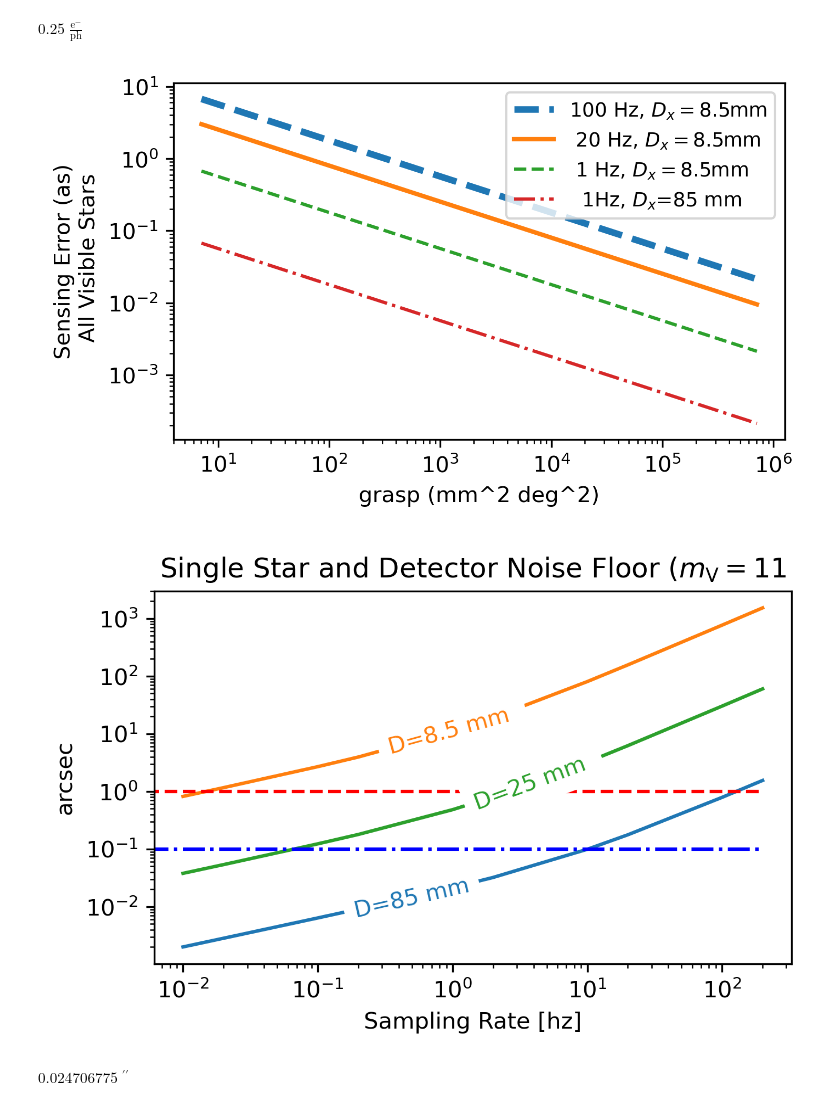
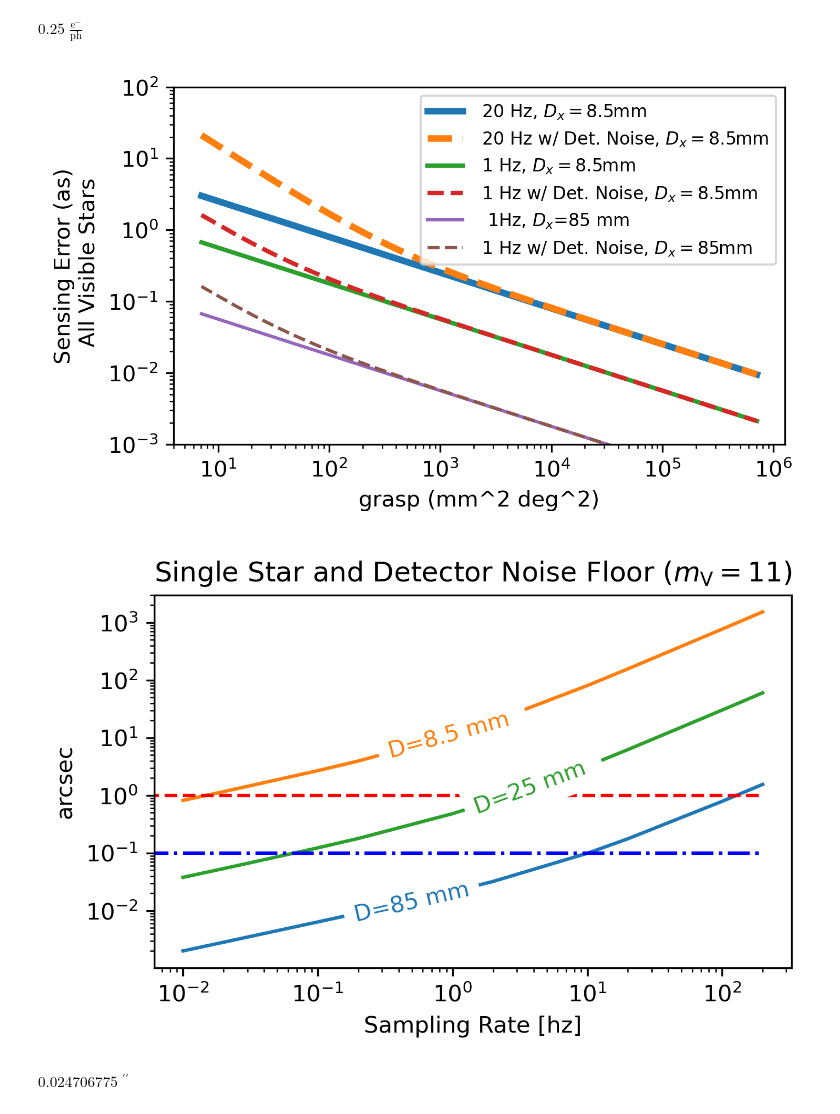
Before and after one commit to douglase/FinePointing, a Jupyter notebook: SensingKnowledge.ipynb, the cells around one changed output. Cells and saved outputs as stored; diff of their text form; code cells hidden in the pictures.

Commit message:
add noise back to plot

```diff
--- a/SensingKnowledge.ipynb
+++ b/SensingKnowledge.ipynb
@@ -297,14 +283,15 @@ visible_photons_sec=visible_stars_flux*et*bw*QE
 #plt.plot(et,tilt_noise_photons((fluxV(composite_x[demi_stars_FOV>1][0])*
 #                                et/asteria_FOV*bw*t_exp*QE).decompose().value),
 #        label="Brightest star in 1deg field [20 Hz]")
+plt.plot(et,tilt_noise_photons((visible_photons_sec*t_exp).to(u.electron).value,D=8.5*u.mm),
+                "-",linewidth=3, label=" 20 Hz, $D_x=$8.5mm")
 
-#plt.plot(et,(tilt_noise(D=8.5*u.mm,t_exp=t_exp,
-#              phot_e_rate=(visible_stars_flux*et*bw*QE).decompose())),
-#               "--",linewidth=3, label=" 20 Hz w/ Det. Noise, $D_x=$8.5mm")
-plt.plot(et,tilt_noise_photons((visible_photons_sec*0.01*u.s).to(u.electron).value,D=8.5*u.mm),
-                "--",linewidth=3, label="100 Hz, $D_x=$8.5mm")
-plt.plot(et,tilt_noise_photons((visible_photons_sec*t_exp).to(u.electron).value,D=8.5*u.mm),
-                "-",linewidth=2, label=" 20 Hz, $D_x=$8.5mm")
+
+plt.plot(et,(tilt_noise(D=8.5*u.mm,t_exp=t_exp,
+              phot_e_rate=(visible_stars_flux*et*bw*QE).decompose())),
+               "--",linewidth=3, label=" 20 Hz w/ Det. Noise, $D_x=$8.5mm")
+#plt.plot(et,tilt_noise_photons((visible_photons_sec*0.01*u.s).to(u.electron).value,D=8.5*u.mm),
+#                "-",linewidth=4, label="100 Hz, $D_x=$8.5mm")
 
 
 #plt.plot(et,tilt_noise_photons((visible_photons_sec*t_exp).to(u.electron).value),
@@ -320,22 +307,23 @@ plt.plot(et,tilt_noise_photons((visible_photons_sec*t_exp).to(u.electron).value,
 #                "-", label=" 1 Hz w/ Det. Noise, $D_x=$8.5mm")
 
 plt.plot(et,tilt_noise_photons((visible_photons_sec*1*u.s).to(u.electron).value,D=8.5*u.mm),
-                "--", label=" 1 Hz, $D_x=$8.5mm")
+                "-", linewidth=2,label=" 1 Hz, $D_x=$8.5mm")
 
 
-
-#plt.plot(et,(tilt_noise(D=85*u.mm,t_exp=1*u.s,
-#               phot_e_rate=(visible_stars_flux*et*bw*QE).decompose())),
-#               "--", label=" 1 Hz w/ Det. Noise, $D_x=$85mm")
-
-
-plt.plot(et,tilt_noise_photons((visible_photons_sec*1*u.s).to(u.electron).value,D=85*u.mm),
-       "-.", label="  1Hz, $D_x$=85 mm")
+plt.plot(et,(tilt_noise(D=8.5*u.mm,t_exp=1*u.s,
+               phot_e_rate=(visible_stars_flux*et*bw*QE).decompose())),
+               "--", linewidth=2,label=" 1 Hz w/ Det. Noise, $D_x=$8.5mm")
 
 
 
 
+plt.plot(et,tilt_noise_photons((visible_photons_sec*1*u.s).to(u.electron).value,D=85*u.mm),
+       "-", label="  1Hz, $D_x$=85 mm")
 
+
+plt.plot(et,(tilt_noise(D=85*u.mm,t_exp=1*u.s,
+               phot_e_rate=(visible_stars_flux*et*bw*QE).decompose())),
+               "--", label=" 1 Hz w/ Det. Noise, $D_x=$85mm")
 
 
 
@@ -343,37 +331,37 @@ plt.plot(et,tilt_noise_photons((visible_photons_sec*1*u.s).to(u.electron).value,
 
 #plt.plot(et,tilt_noise_photons((visible_stars_flux
 #                                *et*bw*asteria_t_exp*QE).to(u.photon).value),
 #        "-")
 '''plt.text(et_asteria.value,
          tilt_noise_photons((visible_stars_flux
                              *et_asteria*bw*t_exp*QE).to(u.electron).value).value,
         "Asteria")
 
 
 
 plt.text(et_ST.value,
          tilt_noise_photons((visible_stars_flux
                              *et_ST*bw*t_exp*QE).to(u.electron).value,
                            D=12*u.mm).value,
         "Star Tracker")
 
 plt.text(et_DeMi.value,
          tilt_noise_photons((visible_stars_flux
                              *et_DeMi*bw*t_exp*QE).to(u.electron).value,
                            D=12*u.mm).value,
         "DeMi")
 '''
 plt.xscale("log")
 
 plt.yscale("log")
-#plt.xlim([1,1e8])
+plt.ylim([1e-3,1e2])
 plt.xlabel("grasp (mm^2 deg^2)")
 plt.ylabel("Sensing Error (as)\n All Visible Stars")
 et_asteria,et_DeMi,et_ST
-plt.legend(fontsize=9,loc="upper right")
-plt.savefig("../../frontiers_paper/figures/sensing_vs_etendue.pdf",bbox_inches="tight")
+plt.legend(fontsize=8,loc="upper right")
+plt.savefig("../frontiers_paper/figures/sensing_vs_etendue.pdf",bbox_inches="tight")
 # %% [output]
-[figure, old version]
+[figure, new version]
 # %%
 plt.figure(figsize=[5,3],dpi=300)
 etimes=np.array([100,50,10,5,1,.5,.1,.05,0.01,.005])*u.s
@@ -433,14 +421,14 @@ from labellines import labelLine, labelLines
 plt.plot([0,200],[1,1],"--",color="red")
 
 plt.plot([0,200],[.1,.1],"-.",color="blue")
-plt.title(r"Single Star and Detector Noise Floor ($m_{\rm V}=$%i"%(mag))
+plt.title(r"Single Star and Detector Noise Floor ($m_{\rm V}=$%i)"%(mag))
 
 labelLines(plt.gca().get_lines(),xvals=[.50,1, 4])
 plt.xlabel("Sampling Rate [hz]")
 
-plt.savefig("../../frontiers_paper/figures/control_11_mag.pdf",bbox_inches="tight")
+plt.savefig("../frontiers_paper/figures/control_11_mag.pdf",bbox_inches="tight")
 # %% [output]
-[figure, old version]
+[figure, new version]
 # %%
 tilt_noise(mag=11)
 # %% [output]
```
Also changed, not shown: parts of 3 cells of this notebook.
